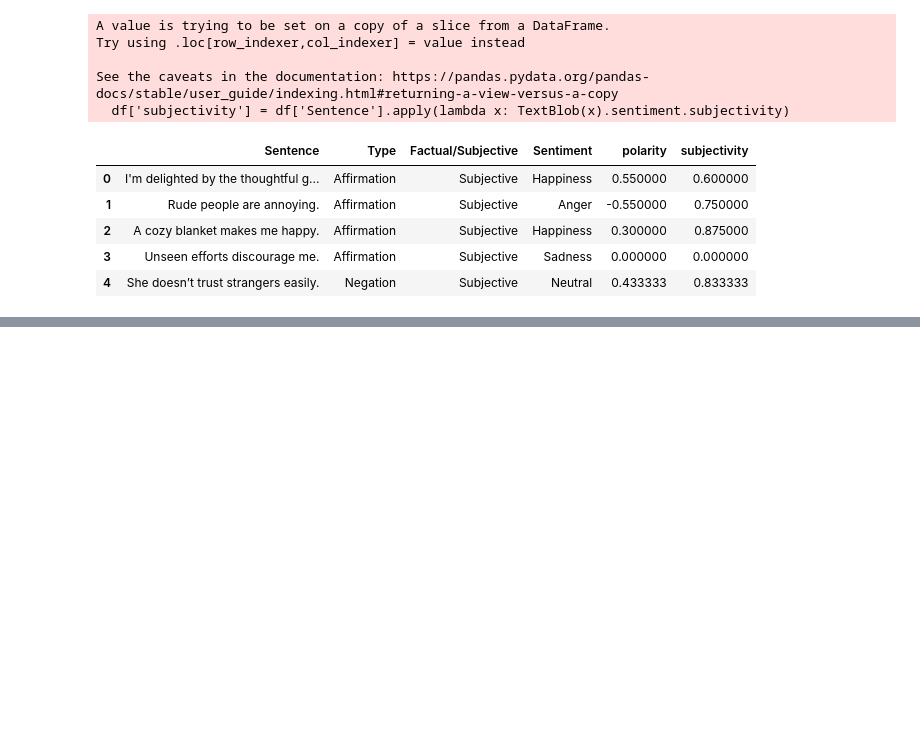
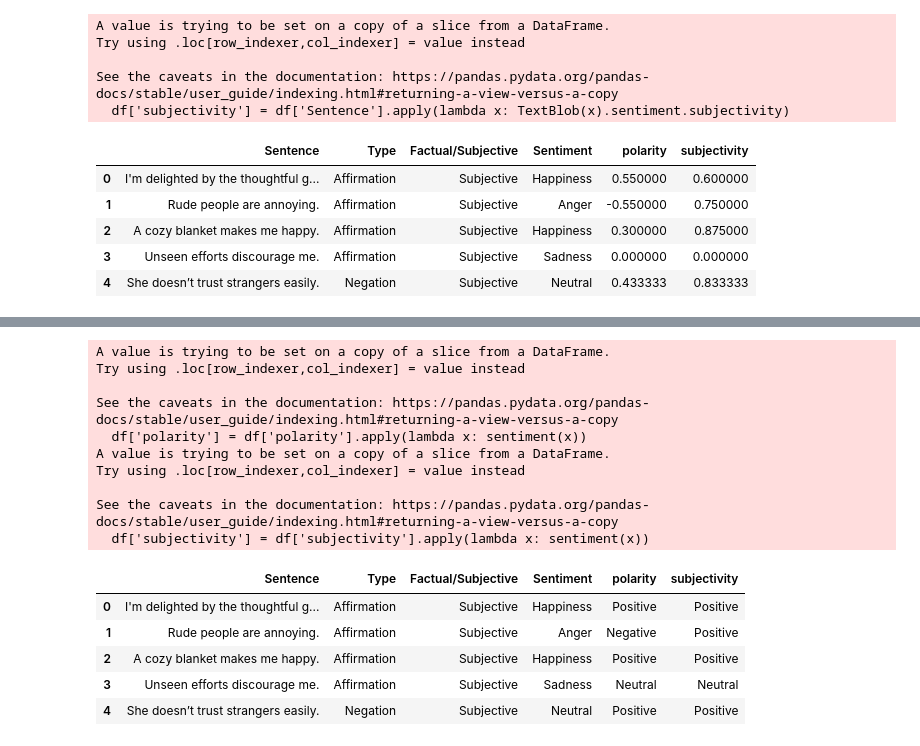
Before and after one commit to EnmanuelMartinsAbilheira/Sentiment-Analysis-Speech-Emotion-Recognition, a Jupyter notebook: Project 3/test1.ipynb, the cells around one changed output, grey strips where cells are left out. Drawn from its saved outputs; the diff is of its cells as text; code cells hidden in the pictures; blank space fills up the shorter version.

Commit message:
textblob

```diff
--- a/Project 3/test1.ipynb
+++ b/Project 3/test1.ipynb
@@ -170,0 +187,30 @@ See the caveats in the documentation: https://pandas.pydata.org/pandas-docs/stab
+# %%
+# implement textblob to make the polarity and subjectivity columns more readable
+def sentiment(x):
+    if x < 0:
+        return 'Negative'
+    elif x == 0:
+        return 'Neutral'
+    else:
+        return 'Positive'
+
+df['polarity'] = df['polarity'].apply(lambda x: sentiment(x))
+df['subjectivity'] = df['subjectivity'].apply(lambda x: sentiment(x))
+df.head()
+# %% [output]
+A value is trying to be set on a copy of a slice from a DataFrame.
+Try using .loc[row_indexer,col_indexer] = value instead
+
+See the caveats in the documentation: https://pandas.pydata.org/pandas-docs/stable/user_guide/indexing.html#returning-a-view-versus-a-copy
+  df['polarity'] = df['polarity'].apply(lambda x: sentiment(x))
+A value is trying to be set on a copy of a slice from a DataFrame.
+Try using .loc[row_indexer,col_indexer] = value instead
+
+See the caveats in the documentation: https://pandas.pydata.org/pandas-docs/stable/user_guide/indexing.html#returning-a-view-versus-a-copy
+  df['subjectivity'] = df['subjectivity'].apply(lambda x: sentiment(x))
+|  | Sentence | Type | Factual/Subjective | Sentiment | polarity | subjectivity |
+| 0 | I'm delighted by the thoughtful g... | Affirmation | Subjective | Happiness | Positive | Positive |
+| 1 | Rude people are annoying. | Affirmation | Subjective | Anger | Negative | Positive |
+| 2 | A cozy blanket makes me happy. | Affirmation | Subjective | Happiness | Positive | Positive |
+| 3 | Unseen efforts discourage me. | Affirmation | Subjective | Sadness | Neutral | Neutral |
+| 4 | She doesn’t trust strangers easily. | Negation | Subjective | Neutral | Positive | Positive |
```
Also changed, not shown: parts of 1 cell of this notebook.
